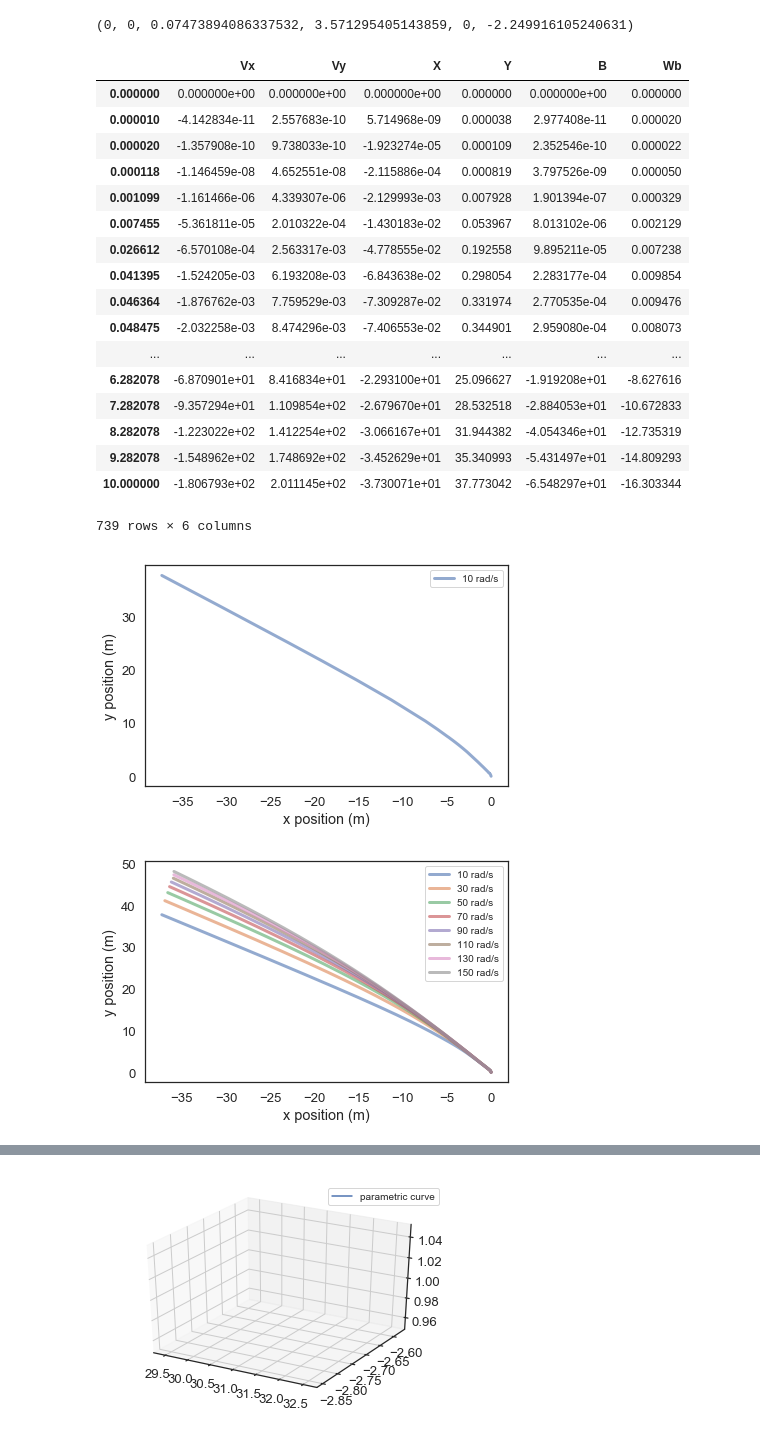
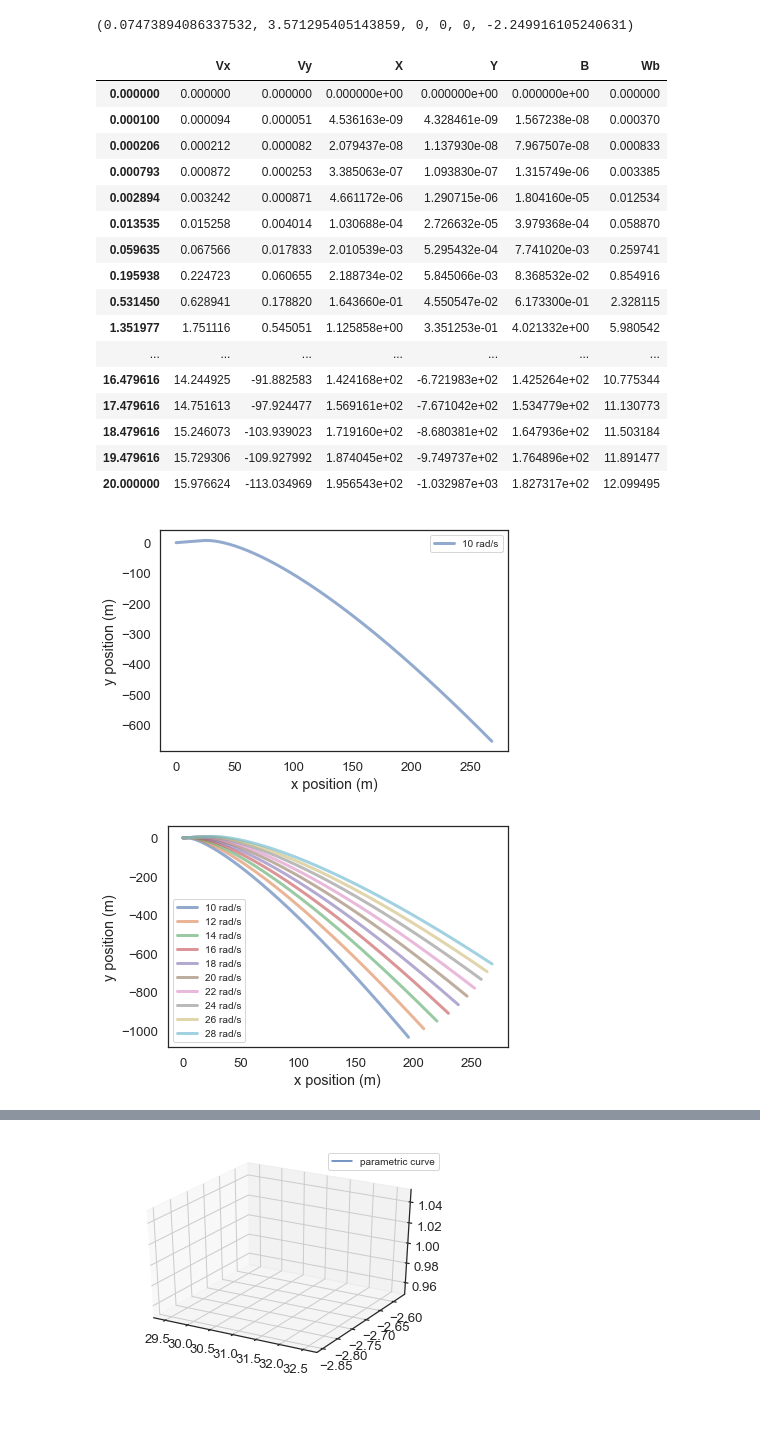
Before and after one commit to SkyeOzga/ModSimPy-Projects, a Jupyter notebook: ModSim Project 3, Tokyo Drift.ipynb, the cells around one changed output, grey strips where cells are left out. Drawn from its saved outputs; the diff is of its cells as text; code cells hidden in the pictures.

```diff
--- a/ModSim Project 3, Tokyo Drift.ipynb
+++ b/ModSim Project 3, Tokyo Drift.ipynb
@@ -30,7 +30,7 @@ system = System(init = State(Vx = 0, Vy = 0, X = 0, Y = 0, B = 0, Wb=0),
                 m = 1250,
                 Fxk = Params(B = 0.12, C = 1.48, D = 3308, E = 0.01, K = 100),
                 Fya = Params(B = 0.08, C = 1.44, D = 6004, E = -1.84, K = 90),
-                t_end = 10
+                t_end = 20
                 )
 # %% [output]
 |  | values |
@@ -158,7 +158,7 @@ def NCForceY(sys, state, a, k):
 # %%
 def slopeFunc(state, t, sys):
     unpack(sys)
-    X, Y, Vx, Vy, B, Wb = state
+    Vx, Vy, X, Y, B, Wb = state
 
     if(t==0):
         af = d
@@ -202,34 +202,33 @@ def slopeFunc(state, t, sys):
     dVxdt = Fx / m
     dVydt = Fy / m
 
-    return dXdt, dYdt, dVxdt, dVydt, dBdt, dWbdt
+    return dVxdt, dVydt, dXdt, dYdt, dBdt, dWbdt
 # %%
 slopeFunc(system.init, 0, system)
 # %% [output]
-(0, 0, 0.07473894086337532, 3.571295405143859, 0, -2.249916105240631)
+(0.07473894086337532, 3.571295405143859, 0, 0, 0, -2.249916105240631)
 # %%
 results, details = run_ode_solver(system, slopeFunc, max_step = 1)
 # %%
 results
 # %% [output]
 |  | Vx | Vy | X | Y | B | Wb |
-| 0.000000 | 0.000000e+00 | 0.000000e+00 | 0.000000e+00 | 0.000000 | 0.000000e+00 | 0.000000 |
-| 0.000010 | -4.142834e-11 | 2.557683e-10 | 5.714968e-09 | 0.000038 | 2.977408e-11 | 0.000020 |
-| 0.000020 | -1.357908e-10 | 9.738033e-10 | -1.923274e-05 | 0.000109 | 2.352546e-10 | 0.000022 |
-| 0.000118 | -1.146459e-08 | 4.652551e-08 | -2.115886e-04 | 0.000819 | 3.797526e-09 | 0.000050 |
-| 0.001099 | -1.161466e-06 | 4.339307e-06 | -2.129993e-03 | 0.007928 | 1.901394e-07 | 0.000329 |
-| 0.007455 | -5.361811e-05 | 2.010322e-04 | -1.430183e-02 | 0.053967 | 8.013102e-06 | 0.002129 |
-| 0.026612 | -6.570108e-04 | 2.563317e-03 | -4.778555e-02 | 0.192558 | 9.895211e-05 | 0.007238 |
-| 0.041395 | -1.524205e-03 | 6.193208e-03 | -6.843638e-02 | 0.298054 | 2.283177e-04 | 0.009854 |
-| 0.046364 | -1.876762e-03 | 7.759529e-03 | -7.309287e-02 | 0.331974 | 2.770535e-04 | 0.009476 |
-| 0.048475 | -2.032258e-03 | 8.474296e-03 | -7.406553e-02 | 0.344901 | 2.959080e-04 | 0.008073 |
+| 0.000000 | 0.000000 | 0.000000 | 0.000000e+00 | 0.000000e+00 | 0.000000e+00 | 0.000000 |
+| 0.000100 | 0.000094 | 0.000051 | 4.536163e-09 | 4.328461e-09 | 1.567238e-08 | 0.000370 |
+| 0.000206 | 0.000212 | 0.000082 | 2.079437e-08 | 1.137930e-08 | 7.967507e-08 | 0.000833 |
+| 0.000793 | 0.000872 | 0.000253 | 3.385063e-07 | 1.093830e-07 | 1.315749e-06 | 0.003385 |
+| 0.002894 | 0.003242 | 0.000871 | 4.661172e-06 | 1.290715e-06 | 1.804160e-05 | 0.012534 |
+| 0.013535 | 0.015258 | 0.004014 | 1.030688e-04 | 2.726632e-05 | 3.979368e-04 | 0.058870 |
+| 0.059635 | 0.067566 | 0.017833 | 2.010539e-03 | 5.295432e-04 | 7.741020e-03 | 0.259741 |
+| 0.195938 | 0.224723 | 0.060655 | 2.188734e-02 | 5.845066e-03 | 8.368532e-02 | 0.854916 |
+| 0.531450 | 0.628941 | 0.178820 | 1.643660e-01 | 4.550547e-02 | 6.173300e-01 | 2.328115 |
+| 1.351977 | 1.751116 | 0.545051 | 1.125858e+00 | 3.351253e-01 | 4.021332e+00 | 5.980542 |
 | ... | ... | ... | ... | ... | ... | ... |
-| 6.282078 | -6.870901e+01 | 8.416834e+01 | -2.293100e+01 | 25.096627 | -1.919208e+01 | -8.627616 |
-| 7.282078 | -9.357294e+01 | 1.109854e+02 | -2.679670e+01 | 28.532518 | -2.884053e+01 | -10.672833 |
-| 8.282078 | -1.223022e+02 | 1.412254e+02 | -3.066167e+01 | 31.944382 | -4.054346e+01 | -12.735319 |
-| 9.282078 | -1.548962e+02 | 1.748692e+02 | -3.452629e+01 | 35.340993 | -5.431497e+01 | -14.809293 |
-| 10.000000 | -1.806793e+02 | 2.011145e+02 | -3.730071e+01 | 37.773042 | -6.548297e+01 | -16.303344 |
+| 16.479616 | 14.244925 | -91.882583 | 1.424168e+02 | -6.721983e+02 | 1.425264e+02 | 10.775344 |
+| 17.479616 | 14.751613 | -97.924477 | 1.569161e+02 | -7.671042e+02 | 1.534779e+02 | 11.130773 |
+| 18.479616 | 15.246073 | -103.939023 | 1.719160e+02 | -8.680381e+02 | 1.647936e+02 | 11.503184 |
+| 19.479616 | 15.729306 | -109.927992 | 1.874045e+02 | -9.749737e+02 | 1.764896e+02 | 11.891477 |
+| 20.000000 | 15.976624 | -113.034969 | 1.956543e+02 | -1.032987e+03 | 1.827317e+02 | 12.099495 |
-739 rows × 6 columns
 # %%
 def plotPath(results, label):
     plot(results.X, results.Y, label = label)
@@ -239,4 +238,4 @@ def plotPath(results, label):
 # %%
 plotPath(results, '10 rad/s')
 # %% [output]
-[figure, old version]
+[figure, new version]
@@ -243,12 +244,12 @@ plotPath(results, '10 rad/s')
 # %%
-wRange = linrange(10, 170, 20)
+wRange = linrange(10, 30, 2)
 
 for w in wRange:
     sys = System(system, w=w)
     results, details = run_ode_solver(sys, slopeFunc, max_step = .1)
     plotPath(results, str(w) + ' rad/s')
 # %% [output]
-[figure, old version]
+[figure, new version]
 # %%
 results.X.plot()
 # %% [output]
```
Also changed, not shown: parts of 4 cells of this notebook.
